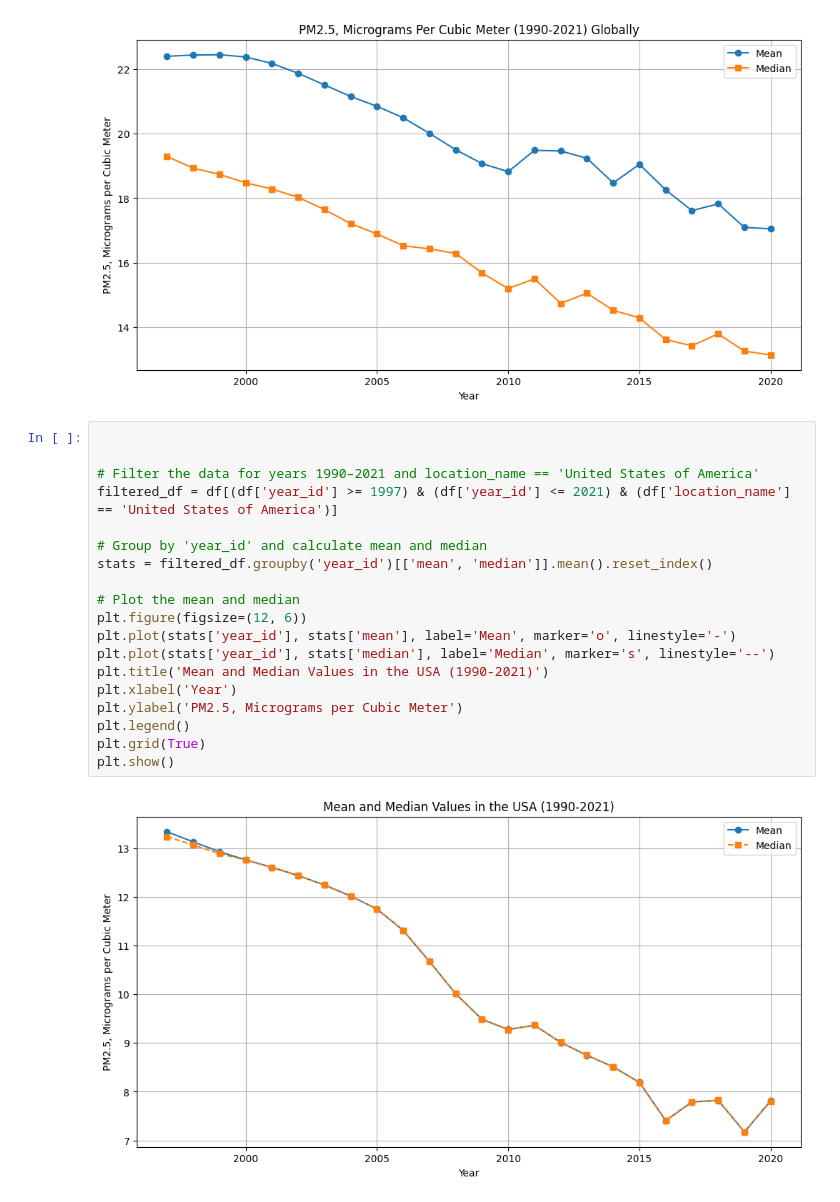
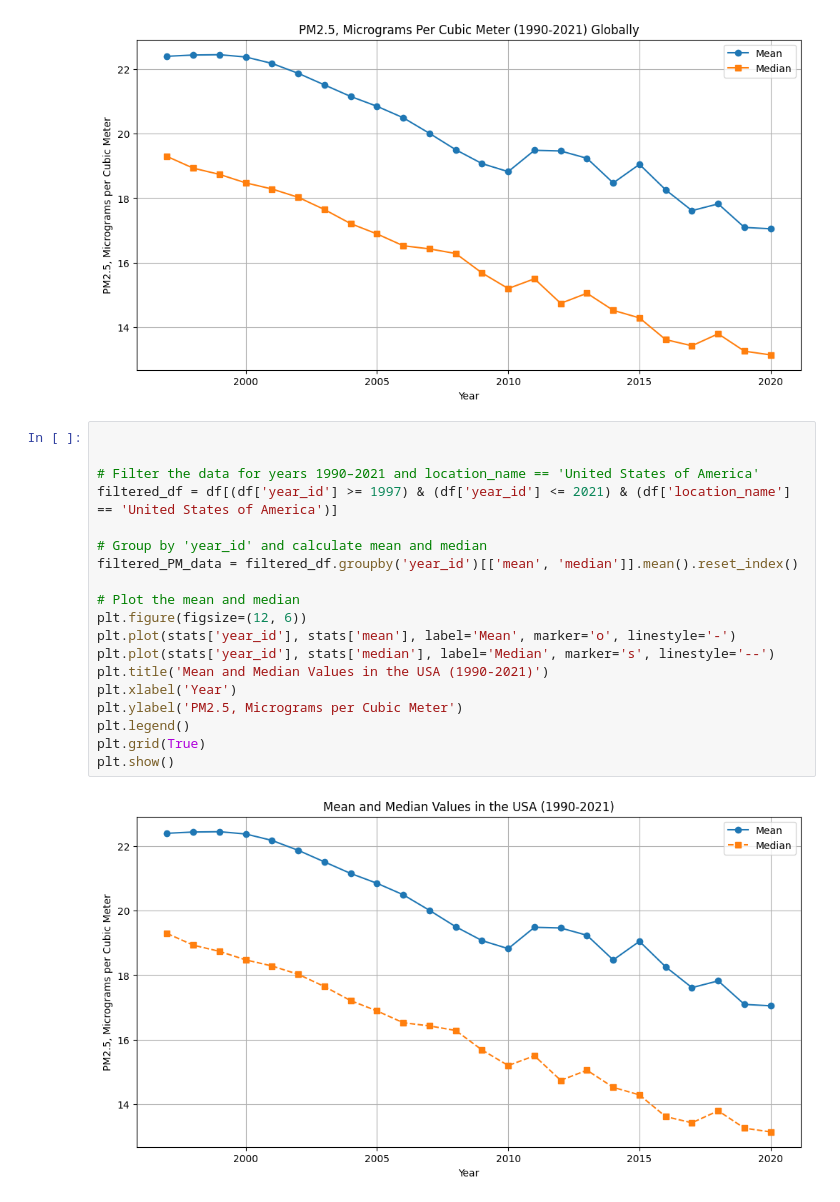
Before and after one commit to EthanXC/Urban-Air-Quality-Prediction, a Jupyter notebook: models.ipynb, the cells around one changed output. Saved outputs shown, nothing was run; the diff lists cells and outputs as text.

```diff
--- a/models.ipynb
+++ b/models.ipynb
@@ -70,24 +70,24 @@ plt.show()
 # %%
 
 
 # Filter the data for years 1990–2021 and location_name == 'United States of America'
 filtered_df = df[(df['year_id'] >= 1997) & (df['year_id'] <= 2021) & (df['location_name'] == 'United States of America')]
 
 # Group by 'year_id' and calculate mean and median
-stats = filtered_df.groupby('year_id')[['mean', 'median']].mean().reset_index()
+filtered_PM_data = filtered_df.groupby('year_id')[['mean', 'median']].mean().reset_index()
 
 # Plot the mean and median
 plt.figure(figsize=(12, 6))
 plt.plot(stats['year_id'], stats['mean'], label='Mean', marker='o', linestyle='-')
 plt.plot(stats['year_id'], stats['median'], label='Median', marker='s', linestyle='--')
 plt.title('Mean and Median Values in the USA (1990-2021)')
 plt.xlabel('Year')
 plt.ylabel('PM2.5, Micrograms per Cubic Meter')
 plt.legend()
 plt.grid(True)
 plt.show()
 # %% [output]
-[figure, old version]
+[figure, new version]
 # %%
 # Load your dataset into a pandas DataFrame
 data = pd.read_csv("asthma_in_children.csv")
```
Also changed, not shown: parts of 2 cells of this notebook.
